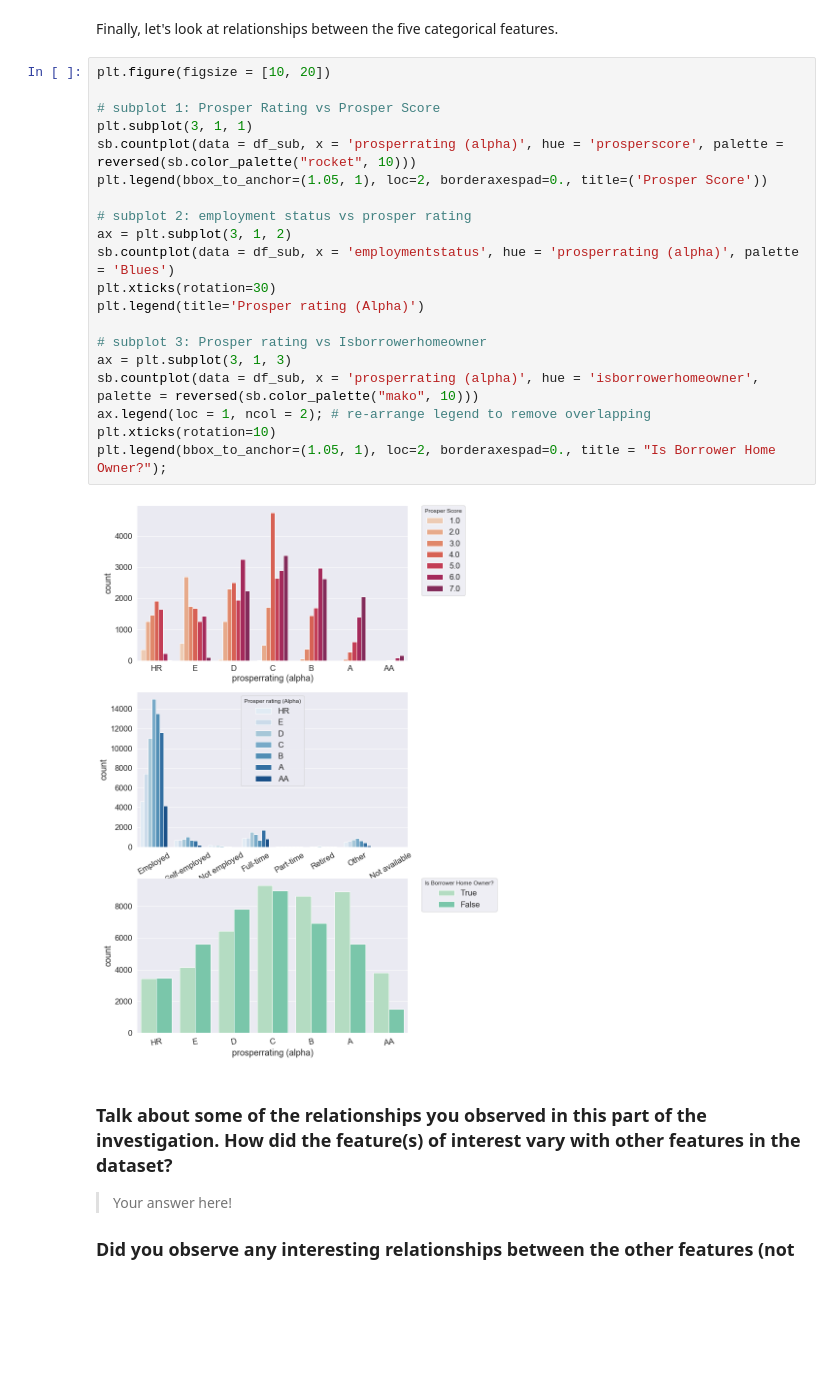
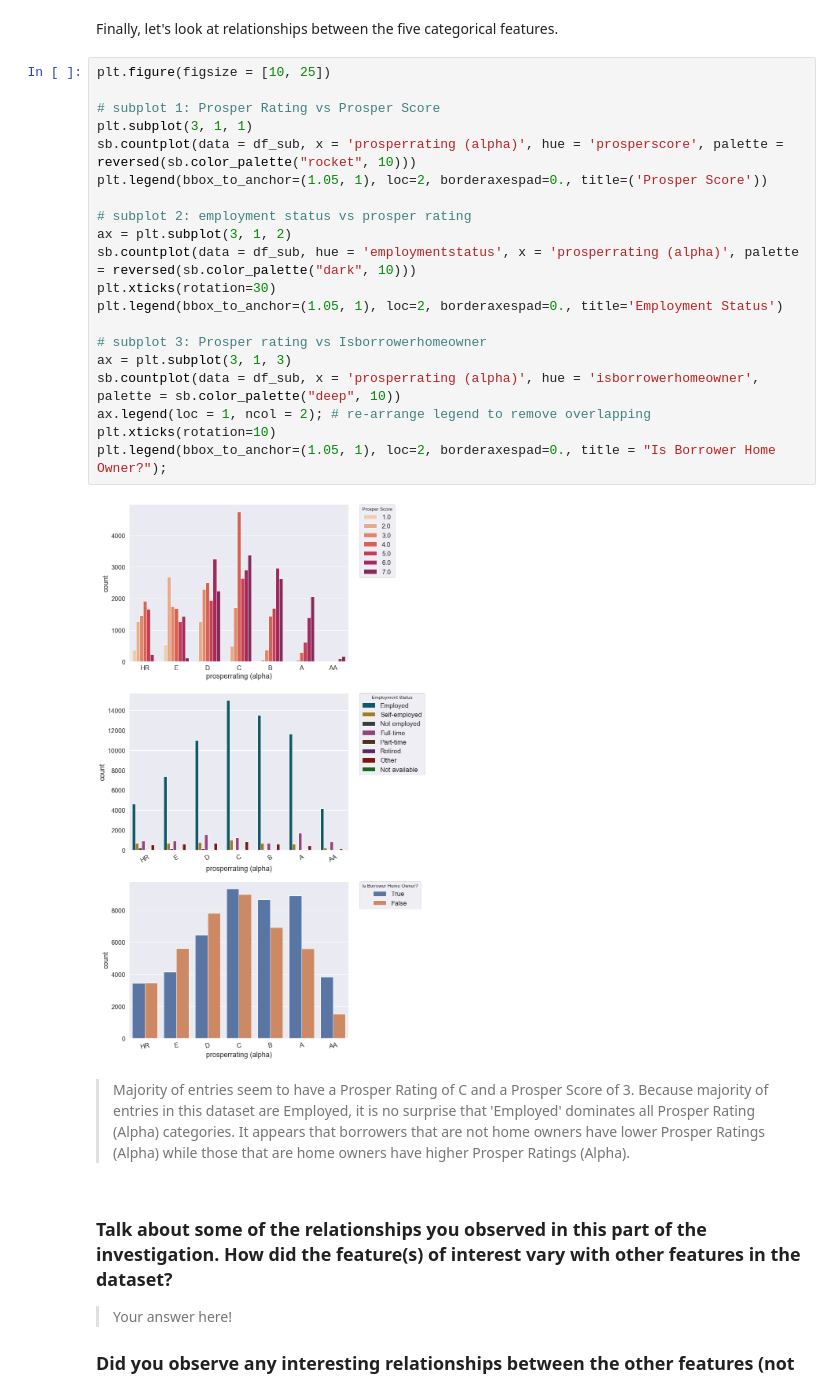
Before and after one commit to chukwume/prosperloandata, a Jupyter notebook: exploration_template.ipynb, the cells around one changed output. Drawn from its saved outputs; the diff is of its cells as text; blank space fills up the shorter version.

```diff
--- a/exploration_template.ipynb
+++ b/exploration_template.ipynb
@@ -350,27 +350,31 @@ sb.set(font_scale=1.5)
 # %% [markdown]
 Finally, let's look at relationships between the five categorical features.
 # %%
-plt.figure(figsize = [10, 20])
+plt.figure(figsize = [10, 25])
 
 # subplot 1: Prosper Rating vs Prosper Score
 plt.subplot(3, 1, 1)
 sb.countplot(data = df_sub, x = 'prosperrating (alpha)', hue = 'prosperscore', palette = reversed(sb.color_palette("rocket", 10)))
 plt.legend(bbox_to_anchor=(1.05, 1), loc=2, borderaxespad=0., title=('Prosper Score'))
 
 # subplot 2: employment status vs prosper rating
 ax = plt.subplot(3, 1, 2)
-sb.countplot(data = df_sub, x = 'employmentstatus', hue = 'prosperrating (alpha)', palette = 'Blues')
+sb.countplot(data = df_sub, hue = 'employmentstatus', x = 'prosperrating (alpha)', palette = reversed(sb.color_palette("dark", 10)))
 plt.xticks(rotation=30)
-plt.legend(title='Prosper rating (Alpha)')
+plt.legend(bbox_to_anchor=(1.05, 1), loc=2, borderaxespad=0., title='Employment Status')
 
 # subplot 3: Prosper rating vs Isborrowerhomeowner
 ax = plt.subplot(3, 1, 3)
-sb.countplot(data = df_sub, x = 'prosperrating (alpha)', hue = 'isborrowerhomeowner', palette = reversed(sb.color_palette("mako", 10)))
+sb.countplot(data = df_sub, x = 'prosperrating (alpha)', hue = 'isborrowerhomeowner', palette = sb.color_palette("deep", 10))
 ax.legend(loc = 1, ncol = 2); # re-arrange legend to remove overlapping
 plt.xticks(rotation=10)
 plt.legend(bbox_to_anchor=(1.05, 1), loc=2, borderaxespad=0., title = "Is Borrower Home Owner?");
 # %% [output]
-[figure, old version]
+[figure, new version]
+# %% [markdown]
+> Majority of entries seem to have a Prosper Rating of C and a Prosper Score of 3.
+> Because majority of entries in this dataset are Employed, it is no surprise that 'Employed' dominates all Prosper Rating (Alpha) categories.
+> It appears that borrowers that are not home owners have lower Prosper Ratings (Alpha) while those that are home owners have higher Prosper Ratings (Alpha).
 # %% [markdown]
 ### Talk about some of the relationships you observed in this part of the investigation. How did the feature(s) of interest vary with other features in the dataset?
 
```
Also changed, not shown: parts of 1 cell of this notebook.
